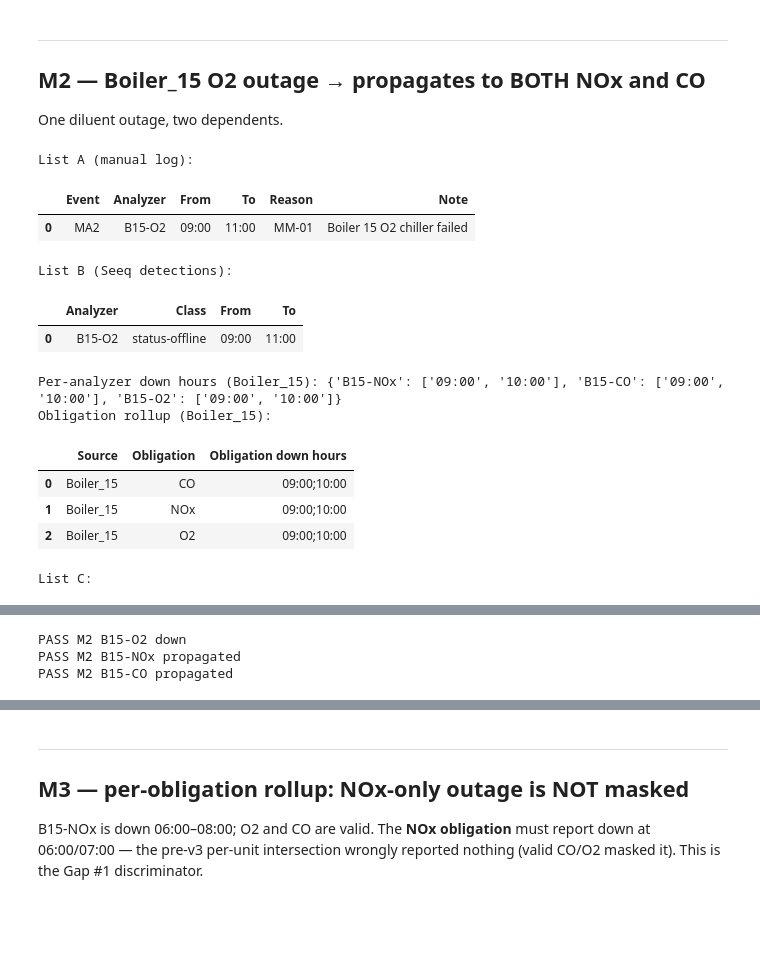
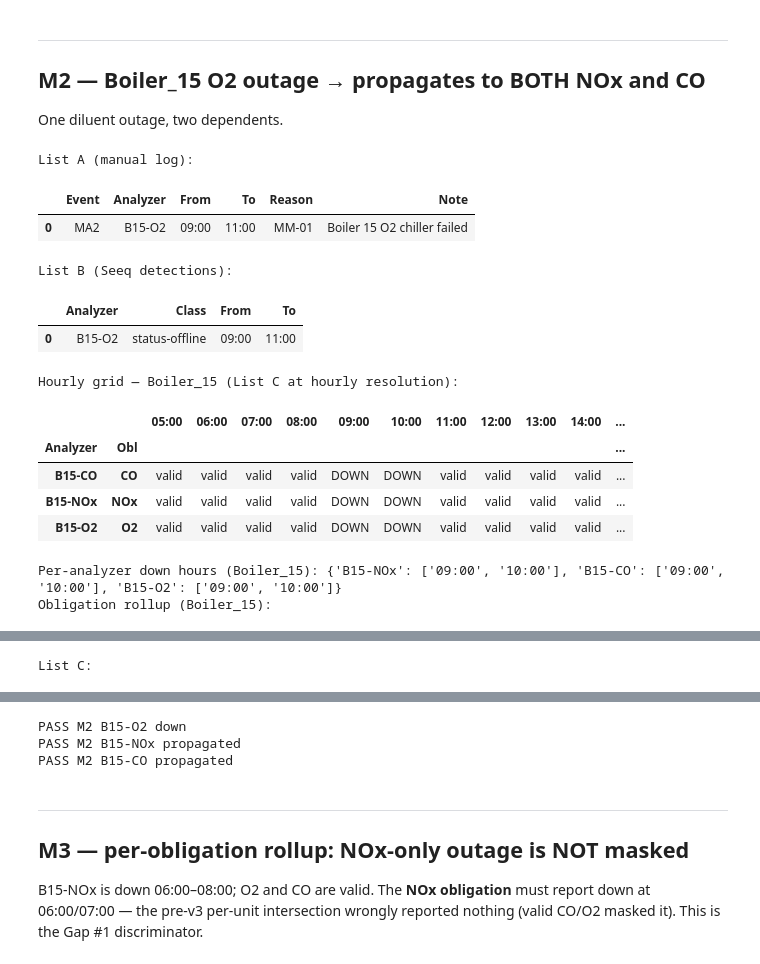
Before and after one commit to ryanhuddleston86/SeeQ-Flare-Project, a Jupyter notebook: clerk_v3/demo_multisource.ipynb, the cells around one changed output, grey strips where cells are left out. Drawn from its saved outputs; the diff is of its cells as text; code cells hidden in the pictures; blank space fills up the shorter version.

```diff
--- a/clerk_v3/demo_multisource.ipynb
+++ b/clerk_v3/demo_multisource.ipynb
@@ -184,23 +227,25 @@ One diluent outage, two dependents.
 # %%
 ev, ca, cells, recs = run("M2")
 show_inputs(ev, ca)
-print("Per-analyzer down hours (Boiler_15):", down_map(cells, "B15"))
+show_grid(cells, "Boiler_15")
+print("Per-analyzer down hours (Boiler_15):", down_map(cells, "Boiler_15"))
 print("Obligation rollup (Boiler_15):"); show_rollup(cells, "Boiler_15")
 print("List C:"); show_records(recs)
-check("M2 B15-O2 down", down_map(cells, "B15").get("B15-O2"), ["09:00","10:00"])
-check("M2 B15-NOx propagated", down_map(cells, "B15").get("B15-NOx"), ["09:00","10:00"])
-check("M2 B15-CO propagated", down_map(cells, "B15").get("B15-CO"), ["09:00","10:00"])
+check("M2 B15-O2 down", down_map(cells, "Boiler_15").get("B15-O2"), ["09:00","10:00"])
+check("M2 B15-NOx propagated", down_map(cells, "Boiler_15").get("B15-NOx"), ["09:00","10:00"])
+check("M2 B15-CO propagated", down_map(cells, "Boiler_15").get("B15-CO"), ["09:00","10:00"])
 # %% [output]
 List A (manual log):
 |  | Event | Analyzer | From | To | Reason | Note |
 | 0 | MA2 | B15-O2 | 09:00 | 11:00 | MM-01 | Boiler 15 O2 chiller failed |
 List B (Seeq detections):
 |  | Analyzer | Class | From | To |
 | 0 | B15-O2 | status-offline | 09:00 | 11:00 |
-Per-analyzer down hours (Boiler_15): {'B15-NOx': ['09:00', '10:00'], 'B15-CO': ['09:00', '10:00'], 'B15-O2': ['09:00', '10:00']}
-Obligation rollup (Boiler_15):
+Hourly grid — Boiler_15 (List C at hourly resolution):
-|  | Source | Obligation | Obligation down hours |
-| 0 | Boiler_15 | CO | 09:00;10:00 |
-| 1 | Boiler_15 | NOx | 09:00;10:00 |
-| 2 | Boiler_15 | O2 | 09:00;10:00 |
+|  |  | 05:00 | 06:00 | 07:00 | 08:00 | 09:00 | 10:00 | 11:00 | 12:00 | 13:00 | 14:00 | ... |
+| Analyzer | Obl |  |  |  |  |  |  |  |  |  |  | ... |
+| B15-CO | CO | valid | valid | valid | valid | DOWN | DOWN | valid | valid | valid | valid | ... |
+| B15-NOx | NOx | valid | valid | valid | valid | DOWN | DOWN | valid | valid | valid | valid | ... |
+| B15-O2 | O2 | valid | valid | valid | valid | DOWN | DOWN | valid | valid | valid | valid | ... |
-List C:
+Per-analyzer down hours (Boiler_15): {'B15-NOx': ['09:00', '10:00'], 'B15-CO': ['09:00', '10:00'], 'B15-O2': ['09:00', '10:00']}
+Obligation rollup (Boiler_15):
@@ -211,3 +256 @@ List C:
-PASS M2 B15-O2 down
-PASS M2 B15-NOx propagated
-PASS M2 B15-CO propagated
+List C:
@@ -214,3 +261,6 @@ PASS M2 B15-CO propagated
+PASS M2 B15-O2 down
+PASS M2 B15-NOx propagated
+PASS M2 B15-CO propagated
 # %% [markdown]
 ---
 ## M3 — per-obligation rollup: NOx-only outage is NOT masked
```
Also changed, not shown: parts of 7 cells of this notebook, 1 other file.
